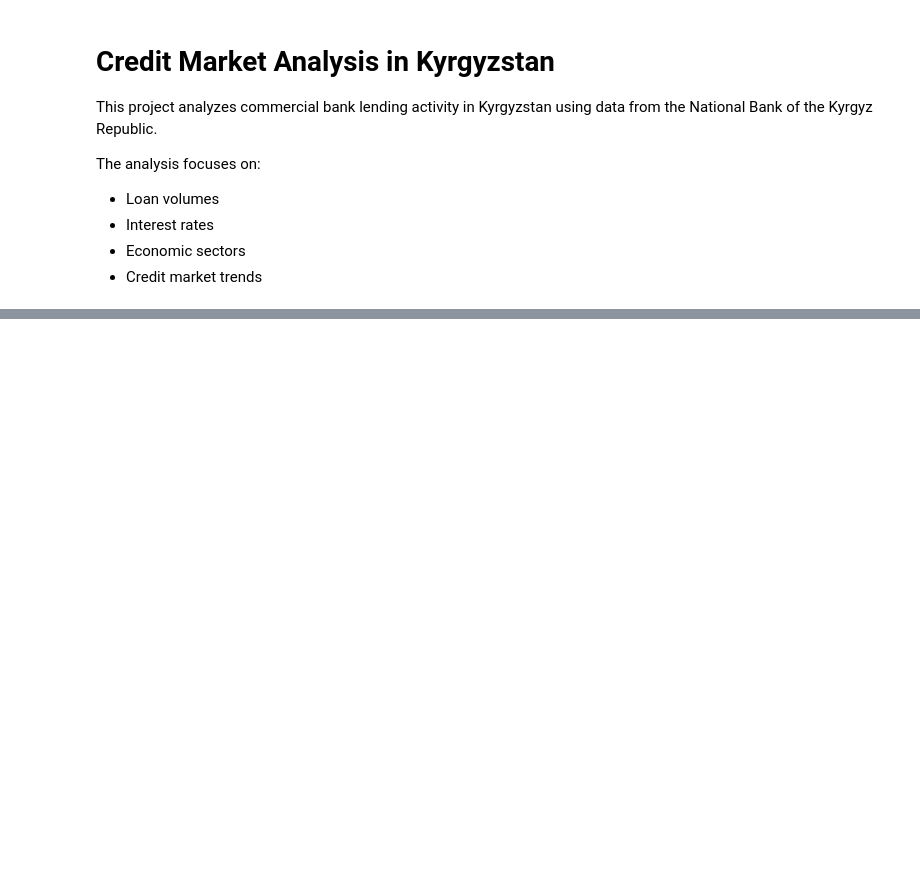
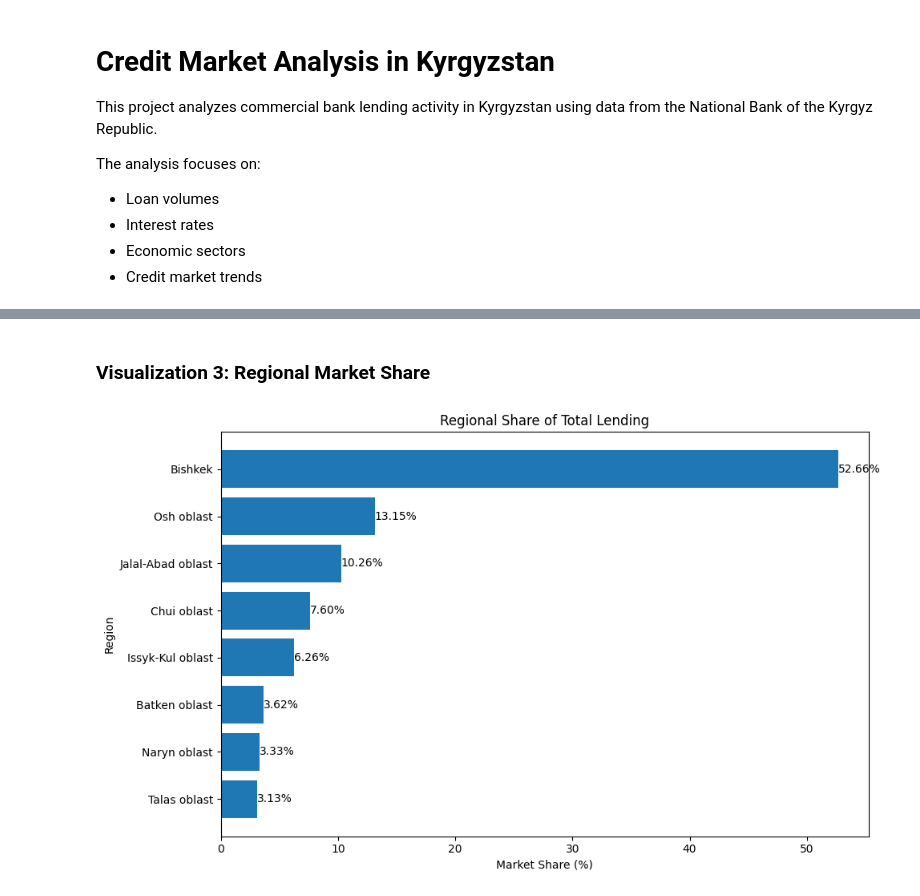
Before and after one commit to alina-kalmamat/credit-market-analysis-kyrgyzstan, a Jupyter notebook: notebooks/credit_market_analysis.ipynb, the cells around one changed output, grey strips where cells are left out. Saved outputs shown, nothing was run; the diff lists cells and outputs as text; code cells hidden in the pictures; blank space fills up the shorter version.

Commit message:
Complete credit market analysis project

```diff
--- a/notebooks/credit_market_analysis.ipynb
+++ b/notebooks/credit_market_analysis.ipynb
@@ -339,0 +451,43 @@ pd.read_csv("../data/credit_market_clean.csv").head()
+# %% [markdown]
+### Visualization 3: Regional Market Share
+# %%
+q5 = pd.read_csv(
+    "../data/exports/query5_regional_market_share.csv"
+)
+
+q5_sorted = q5.sort_values(
+    by="market_share_pct",
+    ascending=True
+)
+
+plt.figure(figsize=(10, 6))
+
+bars = plt.barh(
+    q5_sorted["region"],
+    q5_sorted["market_share_pct"]
+)
+
+plt.title("Regional Share of Total Lending")
+plt.xlabel("Market Share (%)")
+plt.ylabel("Region")
+
+for bar in bars:
+    width = bar.get_width()
+    plt.text(
+        width,
+        bar.get_y() + bar.get_height() / 2,
+        f"{width:.2f}%",
+        va="center"
+    )
+
+plt.tight_layout()
+
+plt.savefig(
+    "../visuals/regional_market_share.png",
+    dpi=300,
+    bbox_inches="tight"
+)
+
+plt.show()
+# %% [output]
+[figure, added]
```
Also changed, not shown: parts of 80 cells of this notebook, 15 other files.
